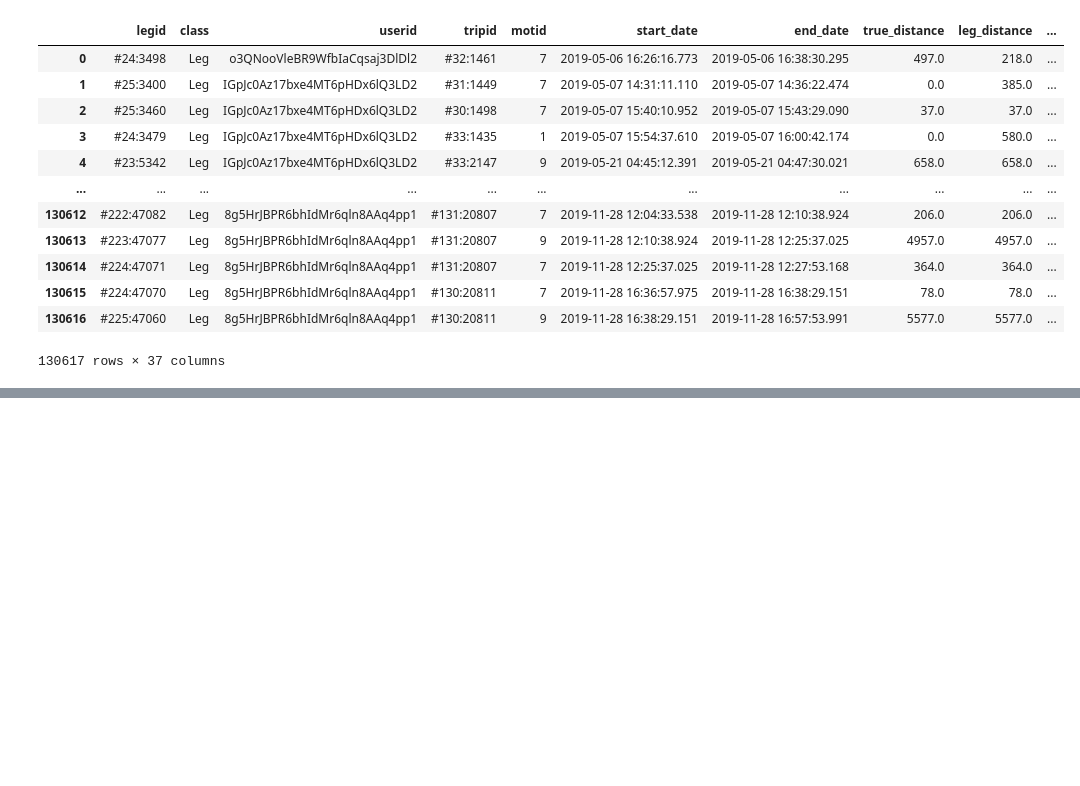
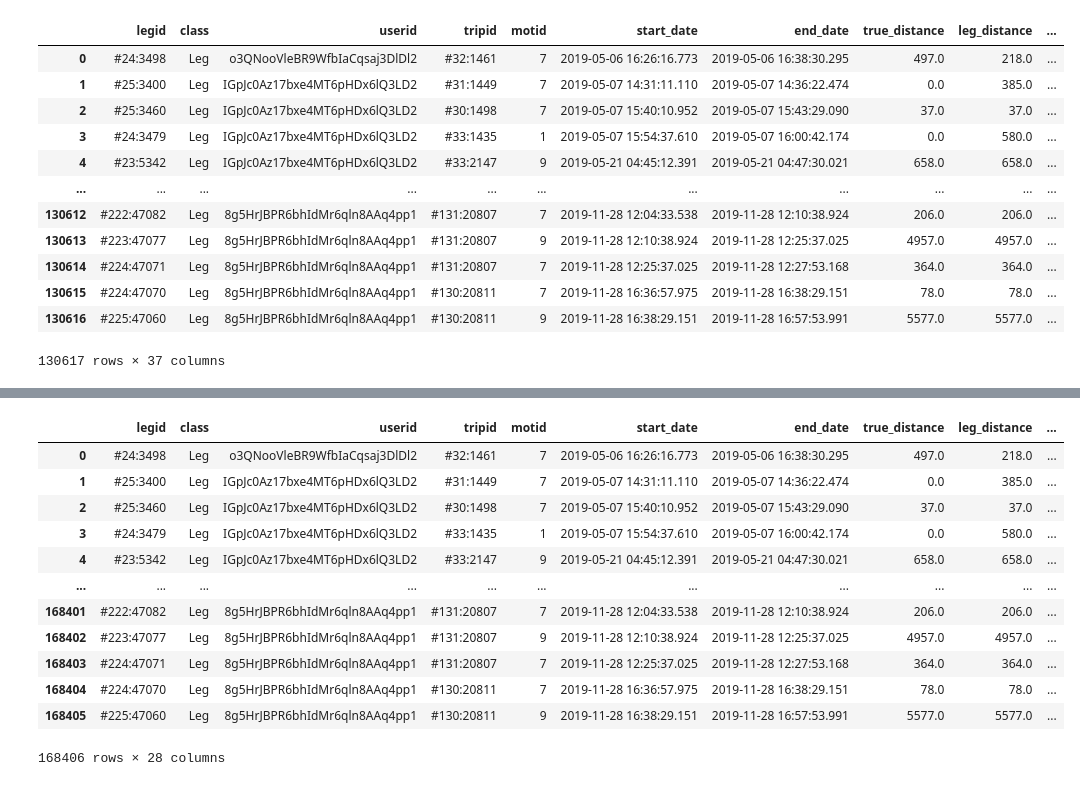
Before and after one commit to zavidos/SmartCitiesLab, a Jupyter notebook: dataset_analysis.ipynb, the cells around one changed output, grey strips where cells are left out. Saved outputs shown, nothing was run; the diff lists cells and outputs as text; code cells hidden in the pictures; blank space fills up the shorter version.

```diff
--- a/dataset_analysis.ipynb
+++ b/dataset_analysis.ipynb
@@ -169,0 +218,7 @@ leg_coor_user_merged['geometry'][5].length
+# %%
+#join leg_coor_user_merged with datas['purposes'] on tripid
+leg_coor_user_merged_purposes = pd.merge(leg_coor_user_merged,datas['purposes'],on='tripid')
+# %%
+#find columns with more then 20000 nan values and drop them
+todrop=leg_coor_user_merged_purposes.isna().sum()[leg_coor_user_merged_purposes.isna().sum()>20000].index.to_list()
+leg_coor_user_merged_purposes.drop(columns=todrop,inplace=True)
@@ -169,0 +245,16 @@ leg_coor_user_merged['geometry'][5].length
+# %%
+leg_coor_user_merged_purposes
+# %% [output]
+|  | legid | class | userid | tripid | motid | start_date | end_date | true_distance | leg_distance | ... |
+| 0 | #24:3498 | Leg | o3QNooVleBR9WfbIaCqsaj3DlDl2 | #32:1461 | 7 | 2019-05-06 16:26:16.773 | 2019-05-06 16:38:30.295 | 497.0 | 218.0 | ... |
+| 1 | #25:3400 | Leg | IGpJc0Az17bxe4MT6pHDx6lQ3LD2 | #31:1449 | 7 | 2019-05-07 14:31:11.110 | 2019-05-07 14:36:22.474 | 0.0 | 385.0 | ... |
+| 2 | #25:3460 | Leg | IGpJc0Az17bxe4MT6pHDx6lQ3LD2 | #30:1498 | 7 | 2019-05-07 15:40:10.952 | 2019-05-07 15:43:29.090 | 37.0 | 37.0 | ... |
+| 3 | #24:3479 | Leg | IGpJc0Az17bxe4MT6pHDx6lQ3LD2 | #33:1435 | 1 | 2019-05-07 15:54:37.610 | 2019-05-07 16:00:42.174 | 0.0 | 580.0 | ... |
+| 4 | #23:5342 | Leg | IGpJc0Az17bxe4MT6pHDx6lQ3LD2 | #33:2147 | 9 | 2019-05-21 04:45:12.391 | 2019-05-21 04:47:30.021 | 658.0 | 658.0 | ... |
+| ... | ... | ... | ... | ... | ... | ... | ... | ... | ... | ... |
+| 168401 | #222:47082 | Leg | 8g5HrJBPR6bhIdMr6qln8AAq4pp1 | #131:20807 | 7 | 2019-11-28 12:04:33.538 | 2019-11-28 12:10:38.924 | 206.0 | 206.0 | ... |
+| 168402 | #223:47077 | Leg | 8g5HrJBPR6bhIdMr6qln8AAq4pp1 | #131:20807 | 9 | 2019-11-28 12:10:38.924 | 2019-11-28 12:25:37.025 | 4957.0 | 4957.0 | ... |
+| 168403 | #224:47071 | Leg | 8g5HrJBPR6bhIdMr6qln8AAq4pp1 | #131:20807 | 7 | 2019-11-28 12:25:37.025 | 2019-11-28 12:27:53.168 | 364.0 | 364.0 | ... |
+| 168404 | #224:47070 | Leg | 8g5HrJBPR6bhIdMr6qln8AAq4pp1 | #130:20811 | 7 | 2019-11-28 16:36:57.975 | 2019-11-28 16:38:29.151 | 78.0 | 78.0 | ... |
+| 168405 | #225:47060 | Leg | 8g5HrJBPR6bhIdMr6qln8AAq4pp1 | #130:20811 | 9 | 2019-11-28 16:38:29.151 | 2019-11-28 16:57:53.991 | 5577.0 | 5577.0 | ... |
+168406 rows × 28 columns
```
Also changed, not shown: parts of 28 cells of this notebook, 2 other files.
